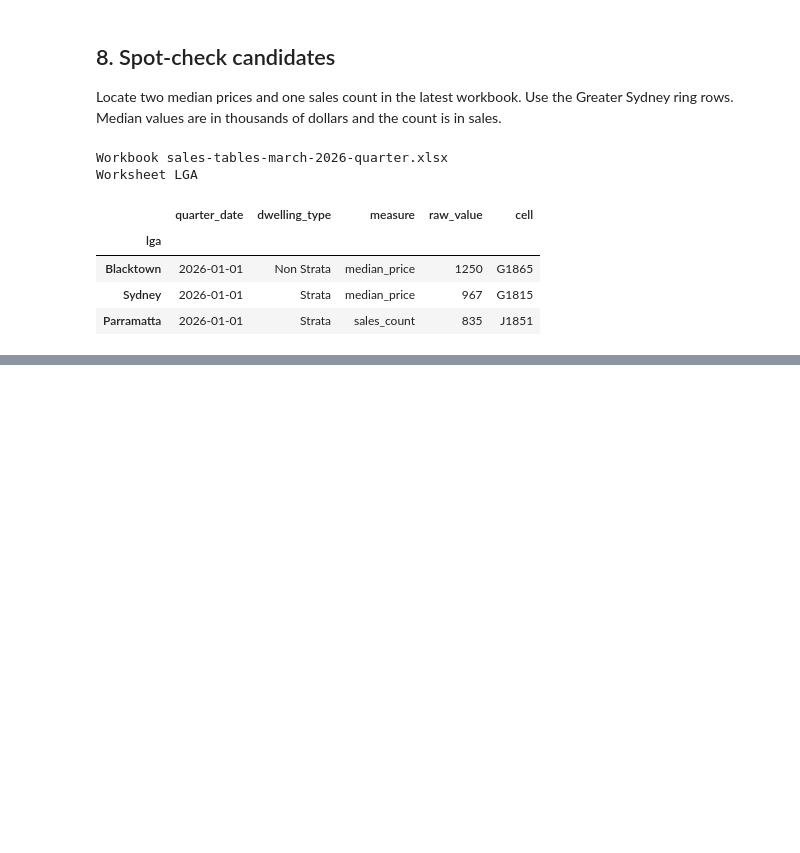
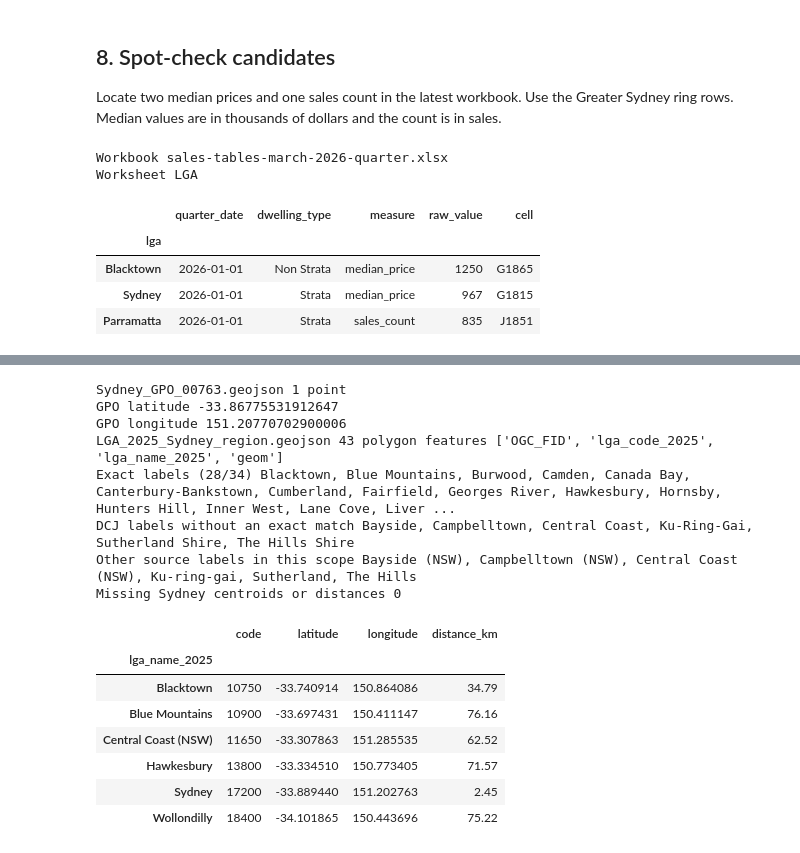
Before and after one commit to huiya-svg/sydney-housing-growth, a Jupyter notebook: notebooks/01_explore.ipynb, the cells around one changed output, grey strips where cells are left out. Saved outputs shown, nothing was run; the diff lists cells and outputs as text; code cells hidden in the pictures; blank space fills up the shorter version.

```diff
--- a/notebooks/01_explore.ipynb
+++ b/notebooks/01_explore.ipynb
@@ -483,0 +710,62 @@ Worksheet LGA
+# %%
+import duckdb
+
+gpo_file = raw_dir / "abs_asgs/Sydney_GPO_00763.geojson"
+with gpo_file.open(encoding="utf-8") as geo_file:
+    gpo_feature = json.load(geo_file)["features"][0]
+gpo_lon, gpo_lat = gpo_feature["geometry"]["coordinates"]
+print(gpo_file.name, "1 point")
+print("GPO latitude", gpo_lat)
+print("GPO longitude", gpo_lon)
+
+with duckdb.connect() as spatial:
+    spatial.execute("INSTALL spatial")
+    spatial.execute("LOAD spatial")
+    spatial.execute("SET geometry_always_xy = true")
+    polygons = spatial.table_function("ST_Read", [str(boundary_file)])
+    print(boundary_file.name, len(boundary_features), "polygon features", polygons.columns)
+    projected = polygons.project(
+        "lga_code_2025, lga_name_2025, "
+        "ST_Transform(geom, 'EPSG:4326', 'EPSG:9473', always_xy := true) AS area_geom"
+    )
+    centres = projected.project("lga_code_2025, lga_name_2025, ST_Centroid(area_geom) AS centre")
+    lonlat = centres.project(
+        "lga_code_2025, lga_name_2025, "
+        "ST_Transform(centre, 'EPSG:9473', 'EPSG:4326', always_xy := true) AS lonlat"
+    )
+    # Keep longitude first for both GeoJSON coordinates and distance.
+    distances = lonlat.project(
+        "lga_code_2025, lga_name_2025, ST_Y(lonlat) AS centroid_latitude, "
+        "ST_X(lonlat) AS centroid_longitude, "
+        f"ST_Distance_Spheroid(lonlat, "
+        f"ST_Point({gpo_lon}, {gpo_lat})) / 1000 AS distance_km"
+    ).df()
+
+sydney_distances = distances.loc[distances["lga_code_2025"].isin(sydney_codes)]
+show_label_coverage(sydney_distances["lga_name_2025"])
+print("Missing Sydney centroids or distances",
+      sydney_distances[["centroid_latitude", "centroid_longitude", "distance_km"]].isna().any(axis=1).sum())
+coordinate_examples = preview_lgas | {"Central Coast (NSW)", "Blue Mountains", "Hawkesbury"}
+examples = sydney_distances.loc[sydney_distances["lga_name_2025"].isin(coordinate_examples)]
+examples = examples.set_index("lga_name_2025").rename(columns={
+    "lga_code_2025": "code", "centroid_latitude": "latitude",
+    "centroid_longitude": "longitude",
+})
+display(examples.round({"latitude": 6, "longitude": 6, "distance_km": 2}))
+# %% [output]
+Sydney_GPO_00763.geojson 1 point
+GPO latitude -33.86775531912647
+GPO longitude 151.20770702900006
+LGA_2025_Sydney_region.geojson 43 polygon features ['OGC_FID', 'lga_code_2025', 'lga_name_2025', 'geom']
+Exact labels (28/34) Blacktown, Blue Mountains, Burwood, Camden, Canada Bay, Canterbury-Bankstown, Cumberland, Fairfield, Georges River, Hawkesbury, Hornsby, Hunters Hill, Inner West, Lane Cove, Liver ...
+DCJ labels without an exact match Bayside, Campbelltown, Central Coast, Ku-Ring-Gai, Sutherland Shire, The Hills Shire
+Other source labels in this scope Bayside (NSW), Campbelltown (NSW), Central Coast (NSW), Ku-ring-gai, Sutherland, The Hills
+Missing Sydney centroids or distances 0
+|  | code | latitude | longitude | distance_km |
+| lga_name_2025 |  |  |  |  |
+| Blacktown | 10750 | -33.740914 | 150.864086 | 34.79 |
+| Blue Mountains | 10900 | -33.697431 | 150.411147 | 76.16 |
+| Central Coast (NSW) | 11650 | -33.307863 | 151.285535 | 62.52 |
+| Hawkesbury | 13800 | -33.334510 | 150.773405 | 71.57 |
+| Sydney | 17200 | -33.889440 | 151.202763 | 2.45 |
+| Wollondilly | 18400 | -34.101865 | 150.443696 | 75.22 |
```
Also changed, not shown: parts of 18 cells of this notebook, 32 other files.
